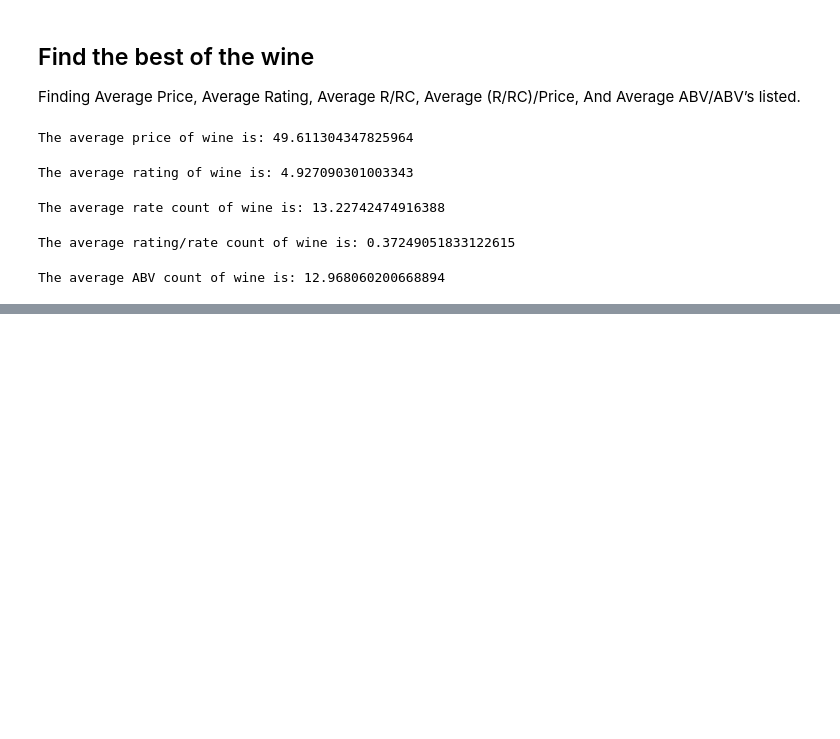
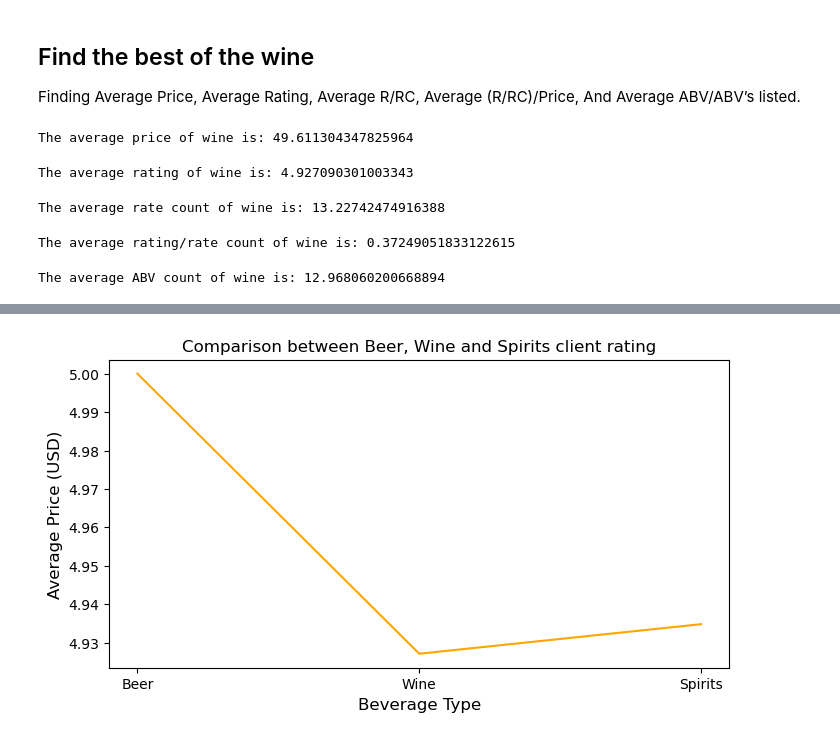
Before and after one commit to JShields07/Project-1, a Jupyter notebook: Main file.ipynb, the cells around one changed output, grey strips where cells are left out. Drawn from its saved outputs; the diff is of its cells as text; code cells hidden in the pictures; blank space fills up the shorter version.

```diff
--- a/Main file.ipynb
+++ b/Main file.ipynb
@@ -227,0 +252,18 @@ The average ABV count of wine is: 12.968060200668894
+# %%
+# Create a list of the average rating for each beverage type
+avg_rating = [beer_avg_rating, wine_avg_rating, spirits_avg_rating]
+
+# Create a list of the beverage types
+beverage_types = ['Beer', 'Wine', 'Spirits']
+
+plt.figure(figsize=(8, 4))
+
+plt.plot(beverage_types, avg_rating, color="orange")
+
+plt.title("Comparison between Beer, Wine and Spirits client rating", fontsize=12)
+plt.xlabel("Beverage Type", fontsize=12)
+plt.ylabel("Average Price (USD)", fontsize=12)
+
+plt.show()
+# %% [output]
+[figure, added]
```
Also changed, not shown: parts of 7 cells of this notebook.
